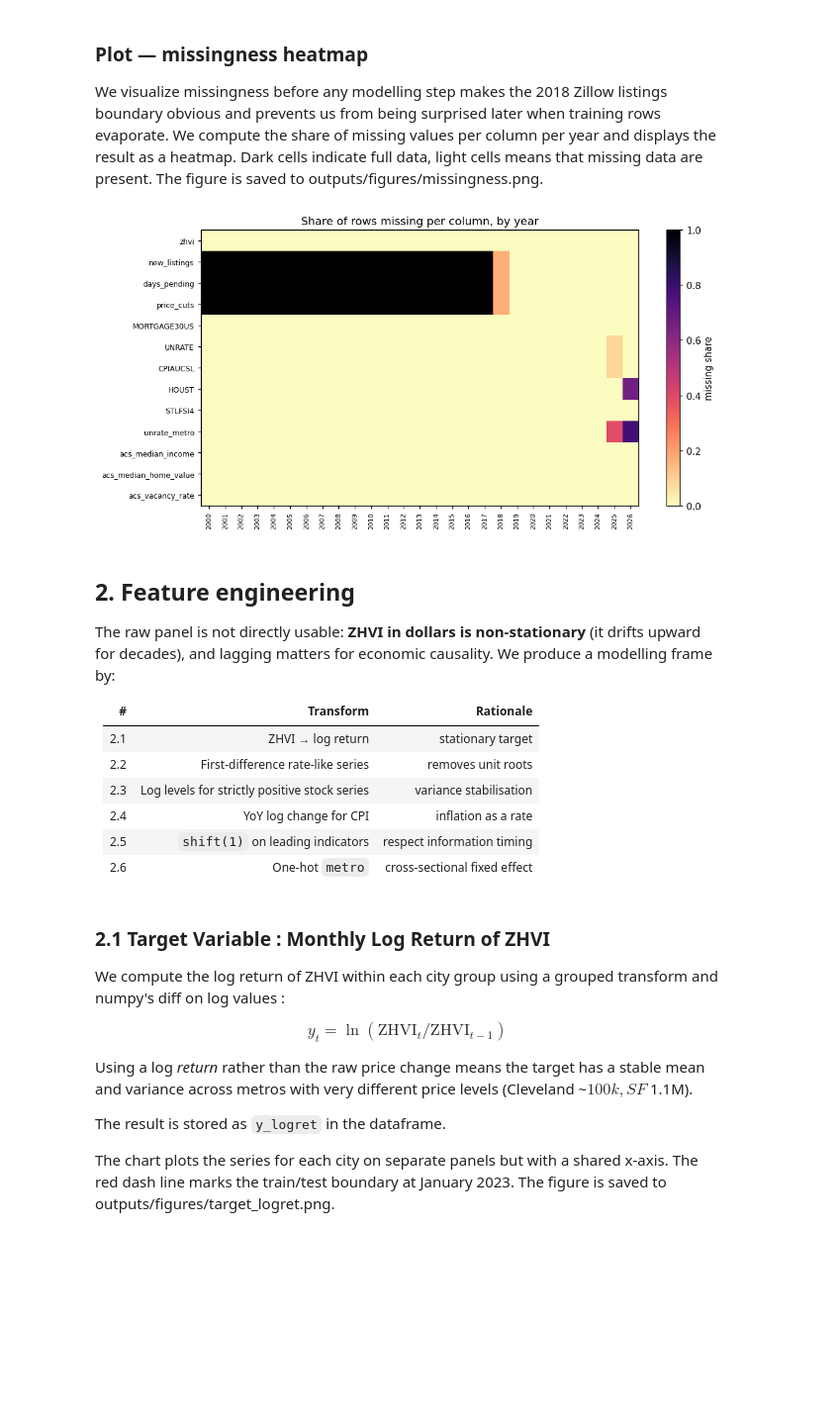
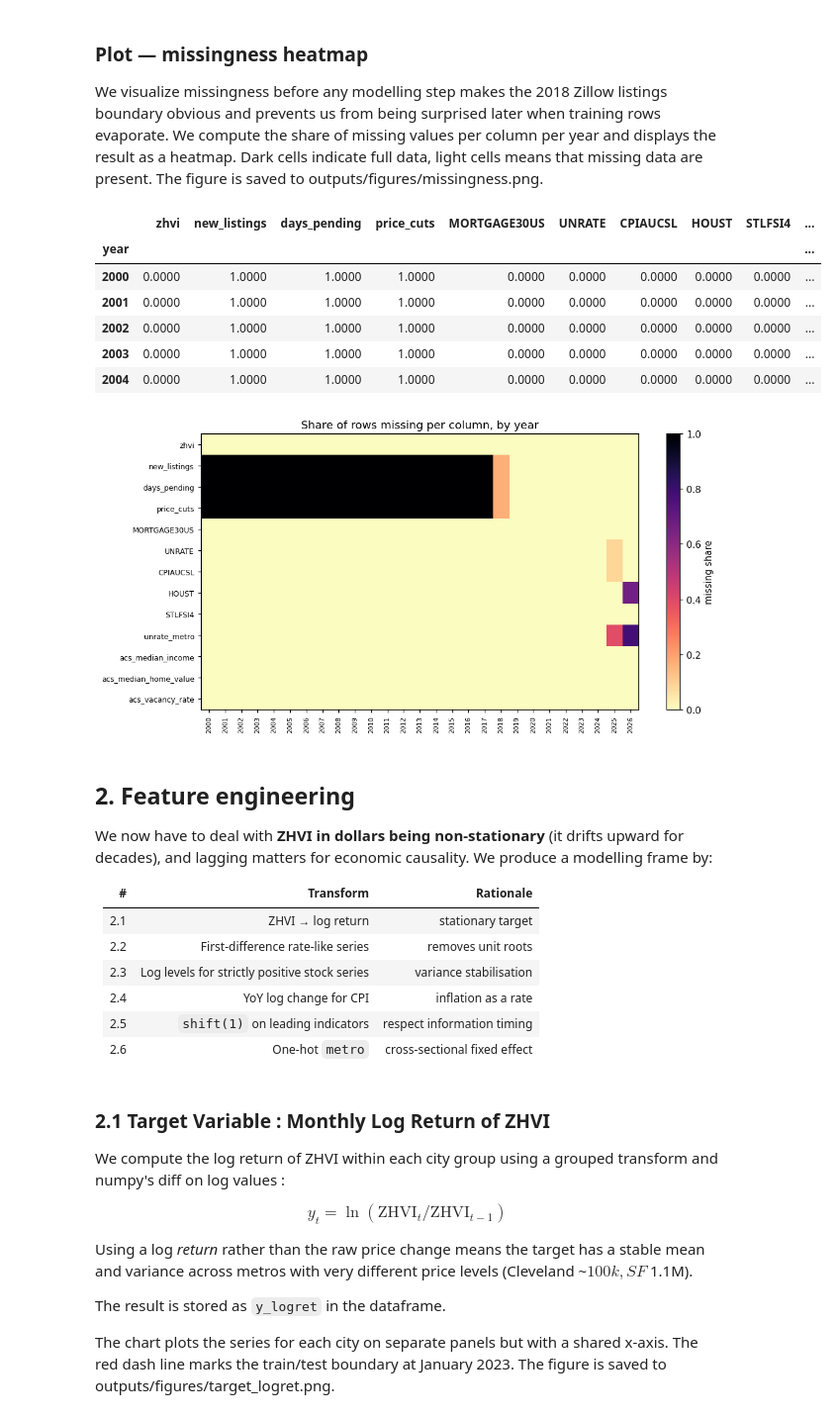
Before and after one commit to garavels/ECON-148, a Jupyter notebook: notebooks/housing_nowcast_main.ipynb, the cells around one changed output. Shown at 99% size. Drawn from its saved outputs; the diff is of its cells as text; code cells hidden in the pictures; blank space fills up the shorter version.

```diff
--- a/notebooks/housing_nowcast_main.ipynb
+++ b/notebooks/housing_nowcast_main.ipynb
@@ -170,8 +168,12 @@ The is cell identifies the earlies non-null observation date for each variable a
 # %%
+def get_first_date(series):
+    """Returns the minimum date for non-null values in a series."""
+    return series[series].index.get_level_values("date").min() #we do series[series] for filtering
+
+
 coverage = (
     zillow.set_index(["metro", "date"])
-          .notna()
+          .notna() # notna() is the opposite fo isna() and is used as a boolean mask here
           .groupby("metro")
-          .apply(lambda g: g.apply(lambda col: col[col].index.get_level_values("date").min())) #what is get_level_values ? check
+          .apply(lambda g: g.apply(get_first_date))
 )
-coverage
@@ -433,28 +452,38 @@ We compute the share of missing values per column per year and displays the resu
 # %%
 missing = (
     panel
     .assign(year=panel["date"].dt.year)
     .groupby("year")
     .apply(lambda g: g.drop(columns=["metro", "date", "year"]).isna().mean())
 )
 
-fig, ax = plt.subplots(figsize=(10, 5))
-im = ax.imshow(missing.T, aspect="auto", cmap="magma_r", vmin=0, vmax=1)
-ax.set_yticks(range(len(missing.columns)))
-ax.set_yticklabels(missing.columns, fontsize=8)
-ax.set_xticks(range(len(missing.index)))
-ax.set_xticklabels(missing.index, rotation=90, fontsize=7)
-ax.set_title("Share of rows missing per column, by year")
-fig.colorbar(im, ax=ax, label="missing share")
-fig.tight_layout()
-fig.savefig(OUT_FIG / "missingness.png", dpi=150)
-plt.show()
+missing.head()
 # %% [output]
-[figure, removed]
+|  | zhvi | new_listings | days_pending | price_cuts | MORTGAGE30US | UNRATE | CPIAUCSL | HOUST | STLFSI4 | ... |
+| year |  |  |  |  |  |  |  |  |  | ... |
+| 2000 | 0.0000 | 1.0000 | 1.0000 | 1.0000 | 0.0000 | 0.0000 | 0.0000 | 0.0000 | 0.0000 | ... |
+| 2001 | 0.0000 | 1.0000 | 1.0000 | 1.0000 | 0.0000 | 0.0000 | 0.0000 | 0.0000 | 0.0000 | ... |
+| 2002 | 0.0000 | 1.0000 | 1.0000 | 1.0000 | 0.0000 | 0.0000 | 0.0000 | 0.0000 | 0.0000 | ... |
+| 2003 | 0.0000 | 1.0000 | 1.0000 | 1.0000 | 0.0000 | 0.0000 | 0.0000 | 0.0000 | 0.0000 | ... |
+| 2004 | 0.0000 | 1.0000 | 1.0000 | 1.0000 | 0.0000 | 0.0000 | 0.0000 | 0.0000 | 0.0000 | ... |
+# %%
+fig, ax = plt.subplots(figsize=(10, 5))
+im = ax.imshow(missing.T, aspect="auto", cmap="magma_r", vmin=0, vmax=1)
+ax.set_yticks(range(len(missing.columns)))
+ax.set_yticklabels(missing.columns, fontsize=8)
+ax.set_xticks(range(len(missing.index)))
+ax.set_xticklabels(missing.index, rotation=90, fontsize=7)
+ax.set_title("Share of rows missing per column, by year")
+fig.colorbar(im, ax=ax, label="missing share")
+fig.tight_layout()
+fig.savefig(OUT_FIG / "missingness.png", dpi=150)
+plt.show()
+# %% [output]
+[figure, added]
 # %% [markdown]
 ## 2. Feature engineering
 
-The raw panel is not directly usable: **ZHVI in dollars is non-stationary**
+We now have to deal with **ZHVI in dollars being non-stationary**
 (it drifts upward for decades), and lagging matters for economic causality.
 We produce a modelling frame by:
 
```
Also changed, not shown: parts of 23 cells of this notebook.
